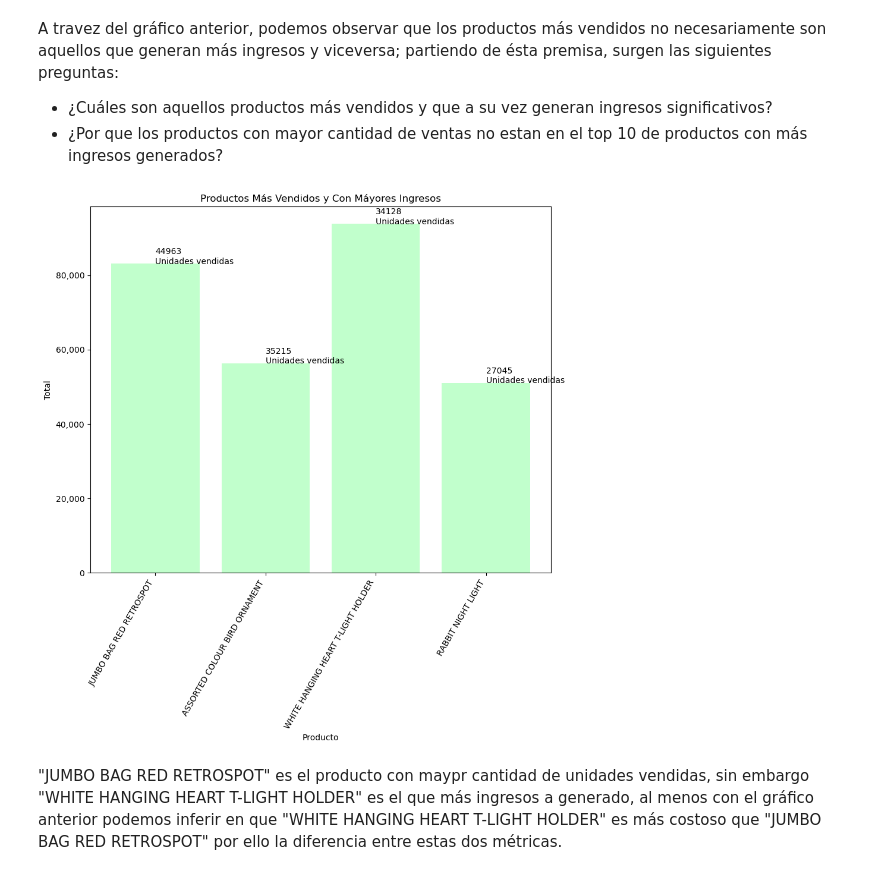
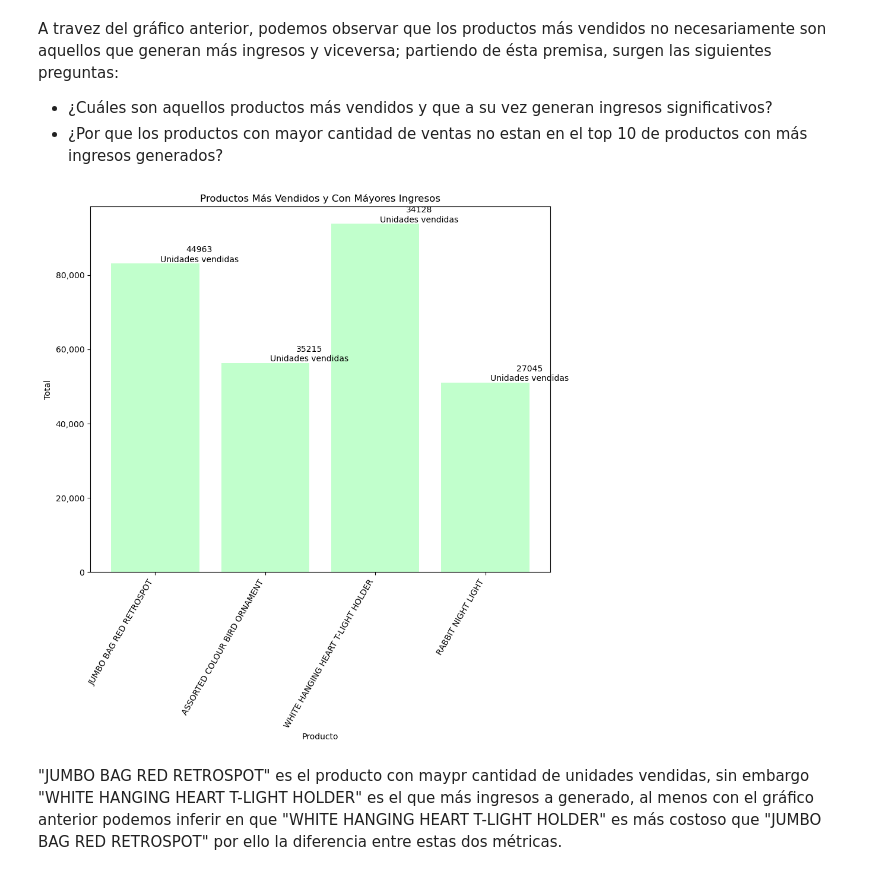
Before and after one commit to pahoalapizco/python_for_data_science, a Jupyter notebook: notebooks/4.0-numpy_pandas_da-analysis_01.ipynb, the cells around one changed output. Drawn from its saved outputs; the diff is of its cells as text; code cells hidden in the pictures.

```diff
--- a/notebooks/4.0-numpy_pandas_da-analysis_01.ipynb
+++ b/notebooks/4.0-numpy_pandas_da-analysis_01.ipynb
@@ -301,34 +301,35 @@ A travez del gráfico anterior, podemos observar que los productos más vendidos
 # %%
 best_sellers_and_incomes = pd.merge(best_sellers, most_incomes, how="inner", left_index=True, right_index=True).reset_index()
 
 plt.figure(figsize=(10,8))
-plt.bar(
+ax = plt.bar(
   best_sellers_and_incomes["Description"],
   best_sellers_and_incomes["TotalAmount"],
   color="#33FF57",
   alpha=0.3
 )
 
 plt.title("Productos Más Vendidos y Con Máyores Ingresos")
 plt.xlabel("Producto")
 plt.ylabel("Total")
 
 for idx, row in best_sellers_and_incomes.iterrows():
-  total_amount = row["TotalAmount"]
+  p = ax.patches[idx]
   quantity = row["Quantity"]
   product_name = row["Description"]
 
   plt.annotate(
     f"{quantity}\nUnidades vendidas",
-    xy=(product_name, total_amount+ 10)
+    xy=(p.get_x() + p.get_width(), p.get_height()),
+    ha="center", va="bottom"
   )
 
 
 plt.gca().yaxis.set_major_formatter(quantity_formatter)
 plt.xticks(rotation=60, ha="right")
 plt.show()
 # %% [output]
-[figure, old version]
+[figure, new version]
 # %% [markdown]
 "JUMBO BAG RED RETROSPOT" es el producto con maypr cantidad de unidades vendidas, sin embargo "WHITE HANGING HEART T-LIGHT HOLDER" es el que más ingresos a generado, al menos con el gráfico anterior podemos inferir en que "WHITE HANGING HEART T-LIGHT HOLDER" es más costoso que "JUMBO BAG RED RETROSPOT" por ello la diferencia entre estas dos métricas.
 # %%
```
Also changed, not shown: parts of 6 cells of this notebook, 6 other files.
